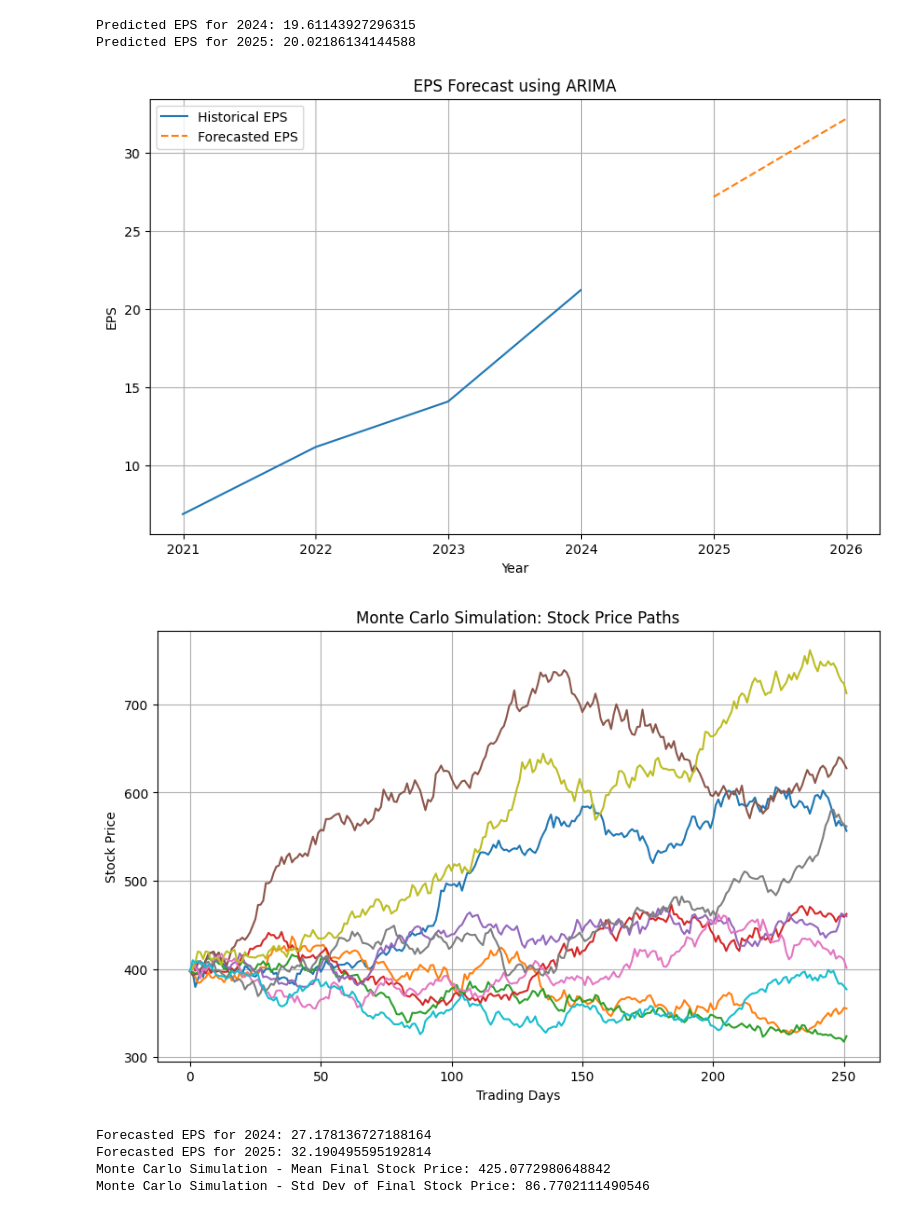
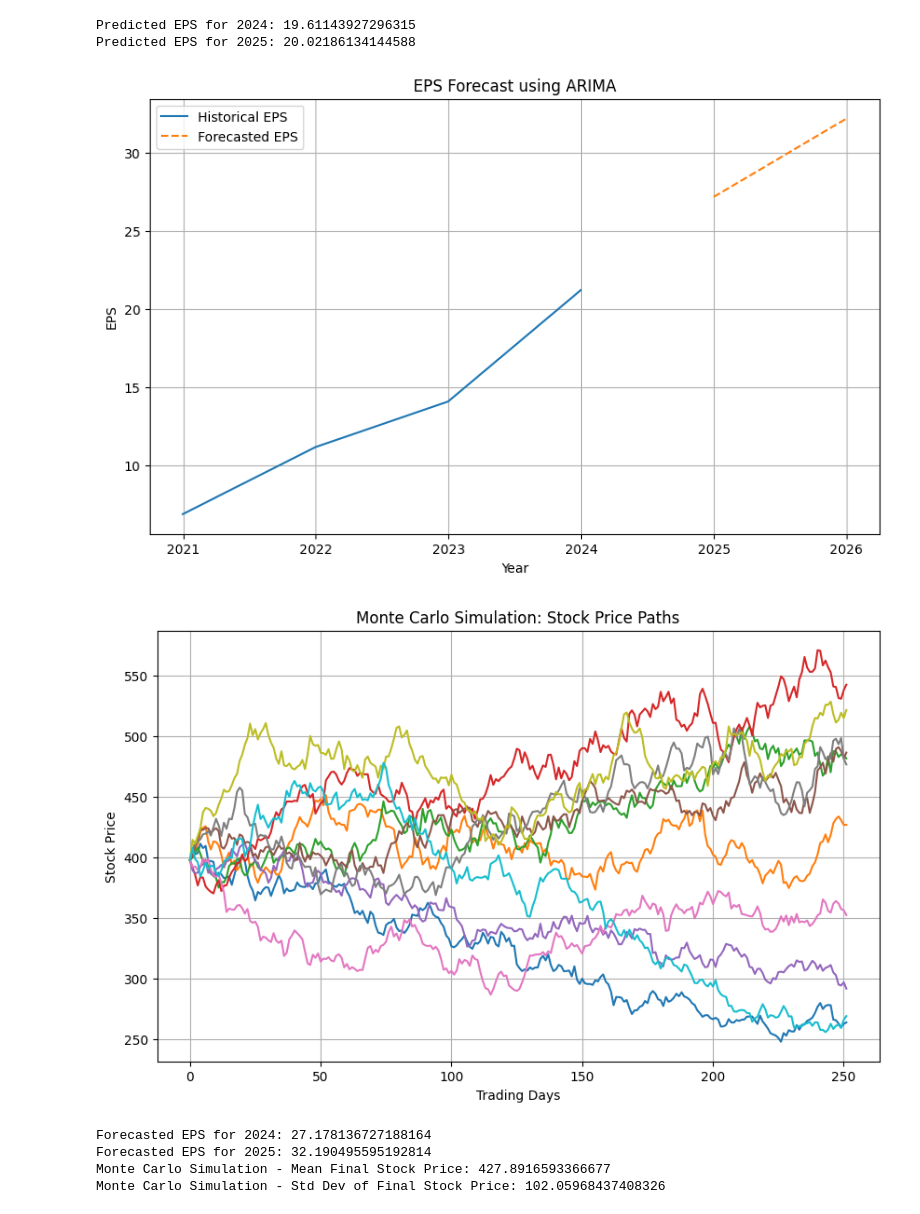
Before and after one commit to pmchhaya/COMP0105, a Jupyter notebook: COMP0105.ipynb, the cells around one changed output. Cells and saved outputs as stored; diff of their text form; code cells hidden in the pictures.

```diff
--- a/COMP0105.ipynb
+++ b/COMP0105.ipynb
@@ -104,8 +104,8 @@ eps_forecast = model_fit.forecast(steps=forecast_steps)
 
 # Monte Carlo Simulation for Stock Price
 initial_price = 397.49  # Current stock price in USD
-volatility = 0.2 # Annualized volatility (assumed)
-drift = 0.05  # Annualized drift (assumed growth rate)
+volatility = 0.226 # Annualized volatility (assumed)
+drift = 0.0458  # Annualized drift (federal reserve rate)
 time_horizon = 1  # Forecasting one year
 steps = 252  # Trading days in a year
 simulations = 1000  # Number of simulations
@@ -123,35 +123,35 @@ for t in range(1, steps):
 # EPS Forecast
 plt.figure(figsize=(10, 6))
 plt.plot(eps_data, label='Historical EPS')
 plt.plot(
     pd.date_range(start="2024", end="2026", freq="Y"),
     eps_forecast, label='Forecasted EPS', linestyle='--'
 )
 plt.title("EPS Forecast using ARIMA")
 plt.xlabel("Year")
 plt.ylabel("EPS")
 plt.legend()
 plt.grid(True)
 plt.show()
 
 # Monte Carlo Simulation
 plt.figure(figsize=(10, 6))
 plt.plot(price_paths[:, :10])  # Plot first 10 simulations
 plt.title("Monte Carlo Simulation: Stock Price Paths")
 plt.xlabel("Trading Days")
 plt.ylabel("Stock Price")
 plt.grid(True)
 plt.show()
 
 # predicted EPS and Monte Carlo summary
 print("Forecasted EPS for 2024:", eps_forecast[0])
 print("Forecasted EPS for 2025:", eps_forecast[1])
 print("Monte Carlo Simulation - Mean Final Stock Price:", np.mean(price_paths[-1]))
 print("Monte Carlo Simulation - Std Dev of Final Stock Price:", np.std(price_paths[-1]))
 # %% [output]
 [figure]
-[figure, old version]
+[figure, new version]
 Forecasted EPS for 2024: 27.178136727188164
 Forecasted EPS for 2025: 32.190495595192814
-Monte Carlo Simulation - Mean Final Stock Price: 425.0772980648842
-Monte Carlo Simulation - Std Dev of Final Stock Price: 86.7702111490546
+Monte Carlo Simulation - Mean Final Stock Price: 427.8916593366677
+Monte Carlo Simulation - Std Dev of Final Stock Price: 102.05968437408326
```
